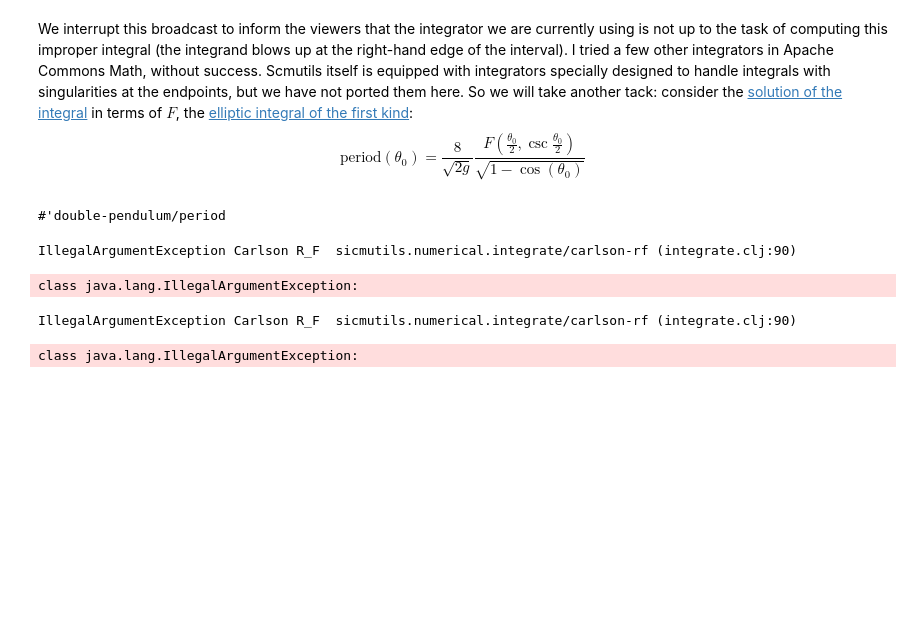
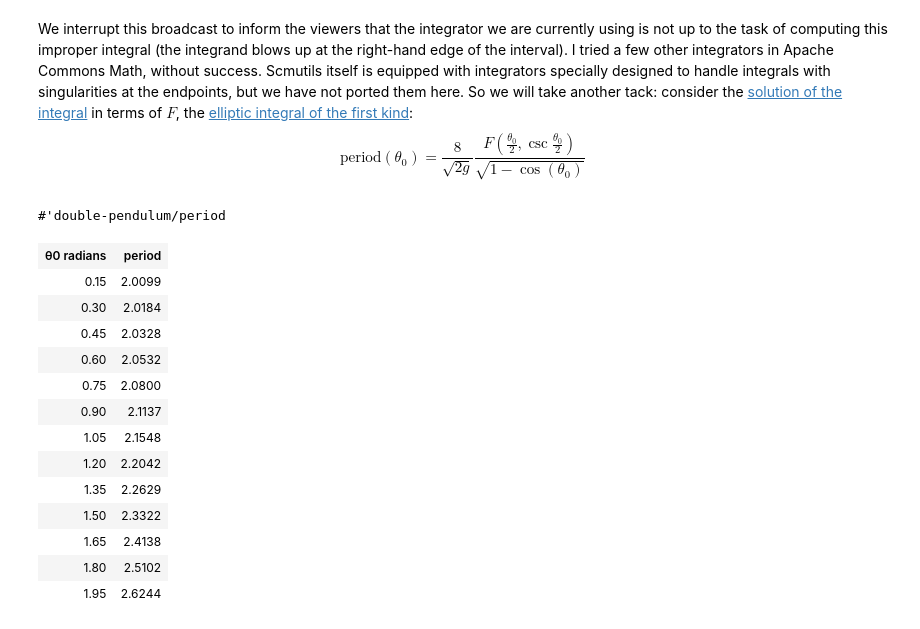
Before and after one commit to sicmutils/sicmutils, a Jupyter notebook: jupyter/pendulum-period.ipynb, the cells around one changed output. Cells and saved outputs as stored; diff of their text form; code cells hidden in the pictures; blank space fills up the shorter version.

```diff
--- a/jupyter/pendulum-period.ipynb
+++ b/jupyter/pendulum-period.ipynb
@@ -111,17 +111,24 @@ $$\mathrm{period}(\theta_0)=\frac{8}{\sqrt{2g}}\frac{F(\frac{\theta_0}{2},\csc\f
 # %%
 (display/hiccup-html
     [:table
-     [:thead [:th "theta_0"] [:th "period"]]
+     [:thead [:th "&theta;<sub>0</sub><br/>radians"] [:th "period"]]
      (for [A (range 0.15 2 0.15)]
-          [:tr [:td A] [:td (period A)]])
+          [:tr [:td (format "%8.02f" A)] [:td (format "%8.04f" (period A))]])
 
 
      ])
 # %% [output]
-IllegalArgumentException Carlson R_F  sicmutils.numerical.integrate/carlson-rf (integrate.clj:90)
-class java.lang.IllegalArgumentException:
+| θ0 radians | period |
+| 0.15 | 2.0099 |
+| 0.30 | 2.0184 |
+| 0.45 | 2.0328 |
+| 0.60 | 2.0532 |
+| 0.75 | 2.0800 |
+| 0.90 | 2.1137 |
+| 1.05 | 2.1548 |
+| 1.20 | 2.2042 |
+| 1.35 | 2.2629 |
+| 1.50 | 2.3322 |
+| 1.65 | 2.4138 |
+| 1.80 | 2.5102 |
+| 1.95 | 2.6244 |
-# %%
-(period 0.6)
-# %% [output]
-IllegalArgumentException Carlson R_F  sicmutils.numerical.integrate/carlson-rf (integrate.clj:90)
-class java.lang.IllegalArgumentException:
```
